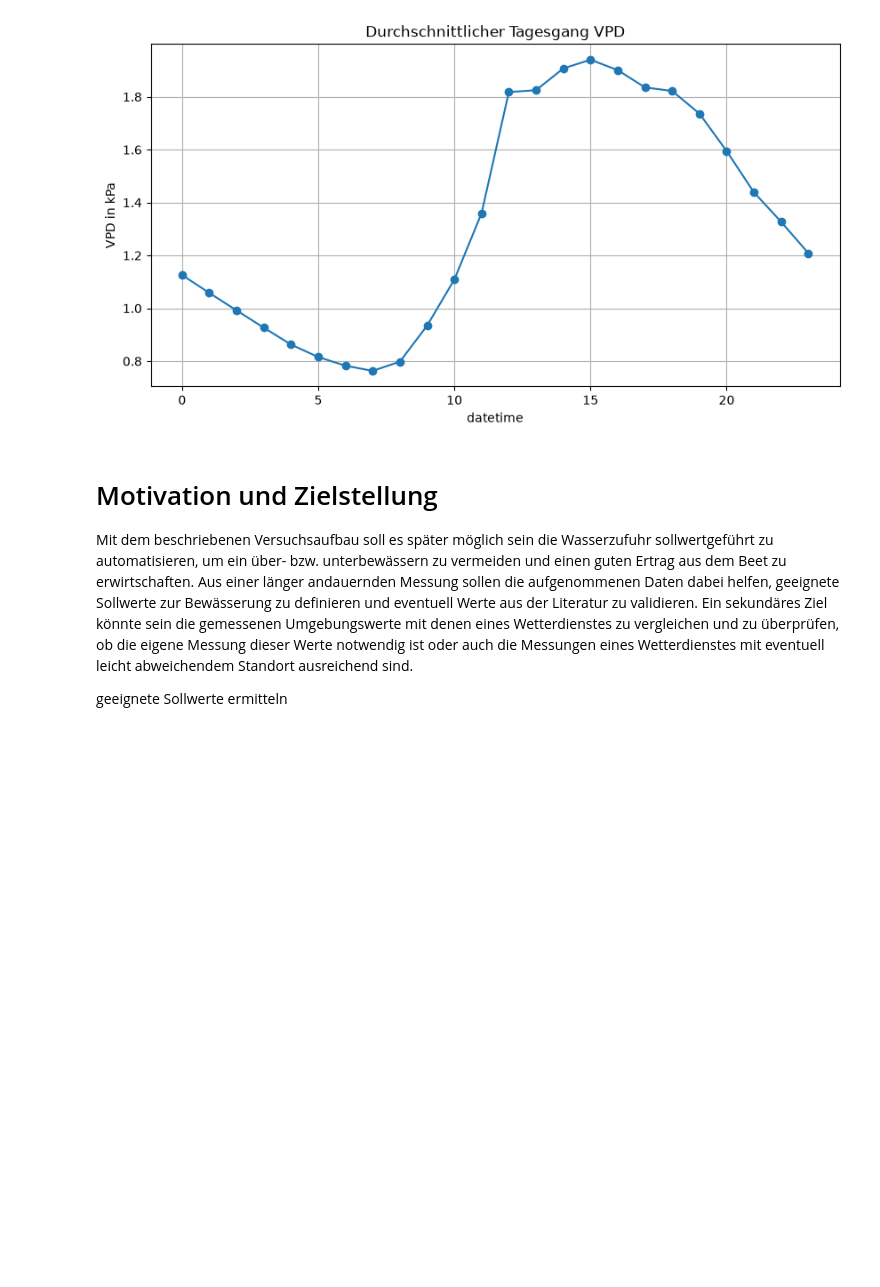
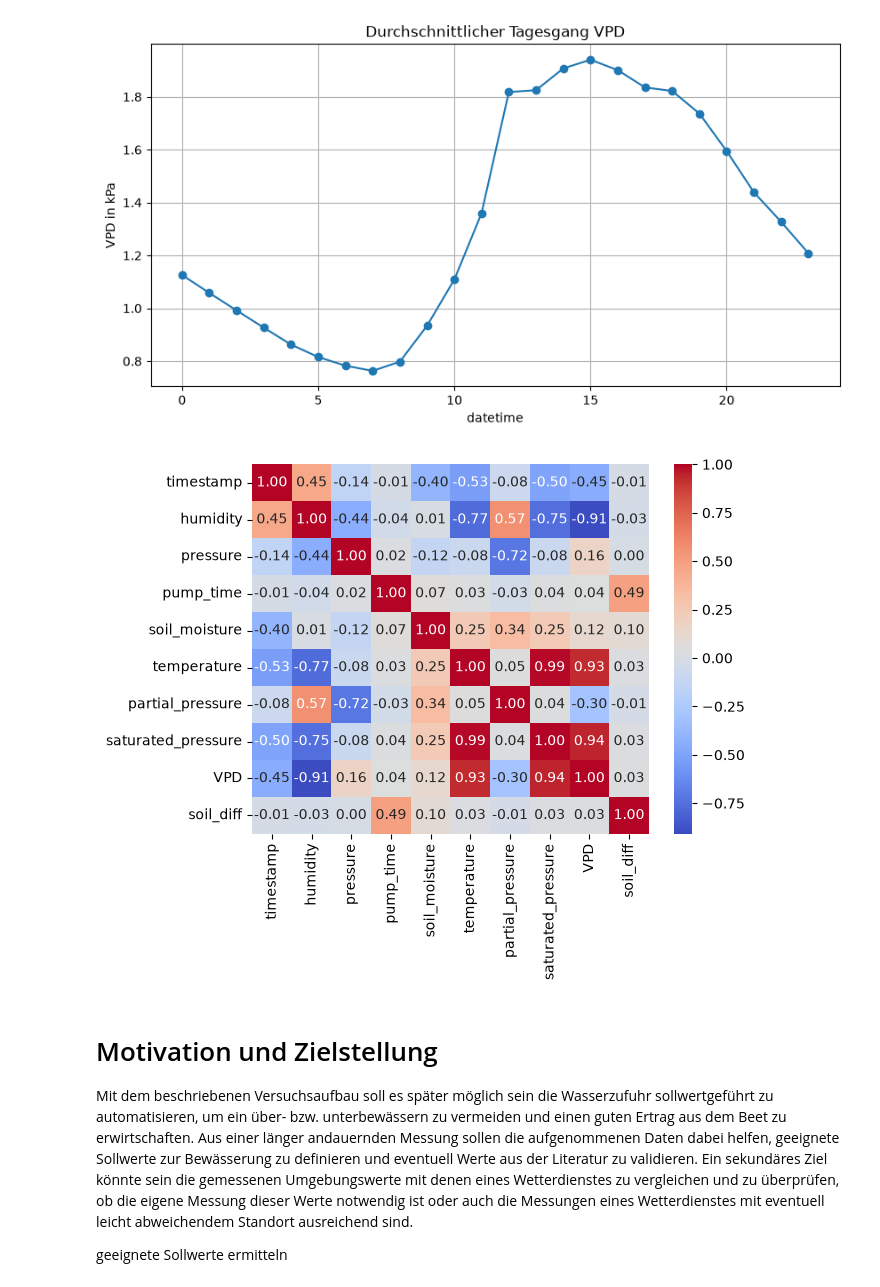
Before and after one commit to jankruse-dev/DataScience_Notebook, a Jupyter notebook: Data_Science_Jan_Kruse_1230471.ipynb, the cells around one changed output. Saved outputs shown, nothing was run; the diff lists cells and outputs as text; code cells hidden in the pictures; blank space fills up the shorter version.

```diff
--- a/Data_Science_Jan_Kruse_1230471.ipynb
+++ b/Data_Science_Jan_Kruse_1230471.ipynb
@@ -300,6 +336,13 @@ ax.set_ylabel('VPD in kPa')
 ax.grid(True)
 # %% [output]
 [figure]
+# %%
+# Austrocknungsrate bestimmen
+data_aug['soil_diff'] = data_aug['soil_moisture'].diff()
+corr = data_aug.corr(method='pearson')
+ax = sns.heatmap(corr, cmap='coolwarm', annot=True, fmt='.2f')
+# %% [output]
+[figure, added]
 # %% [markdown]
 # Motivation und Zielstellung
 Mit dem beschriebenen Versuchsaufbau soll es später möglich sein die Wasserzufuhr sollwertgeführt zu automatisieren, um ein über- bzw. unterbewässern zu vermeiden und einen guten Ertrag aus dem Beet zu erwirtschaften. Aus einer länger andauernden Messung sollen die aufgenommenen Daten dabei helfen, geeignete Sollwerte zur Bewässerung zu definieren und eventuell Werte aus der Literatur zu validieren. Ein sekundäres Ziel könnte sein die gemessenen Umgebungswerte mit denen eines Wetterdienstes zu vergleichen und zu überprüfen, ob die eigene Messung dieser Werte notwendig ist oder auch die Messungen eines Wetterdienstes mit eventuell leicht abweichendem Standort ausreichend sind.
```
Also changed, not shown: parts of 36 cells of this notebook, 1 other file.
